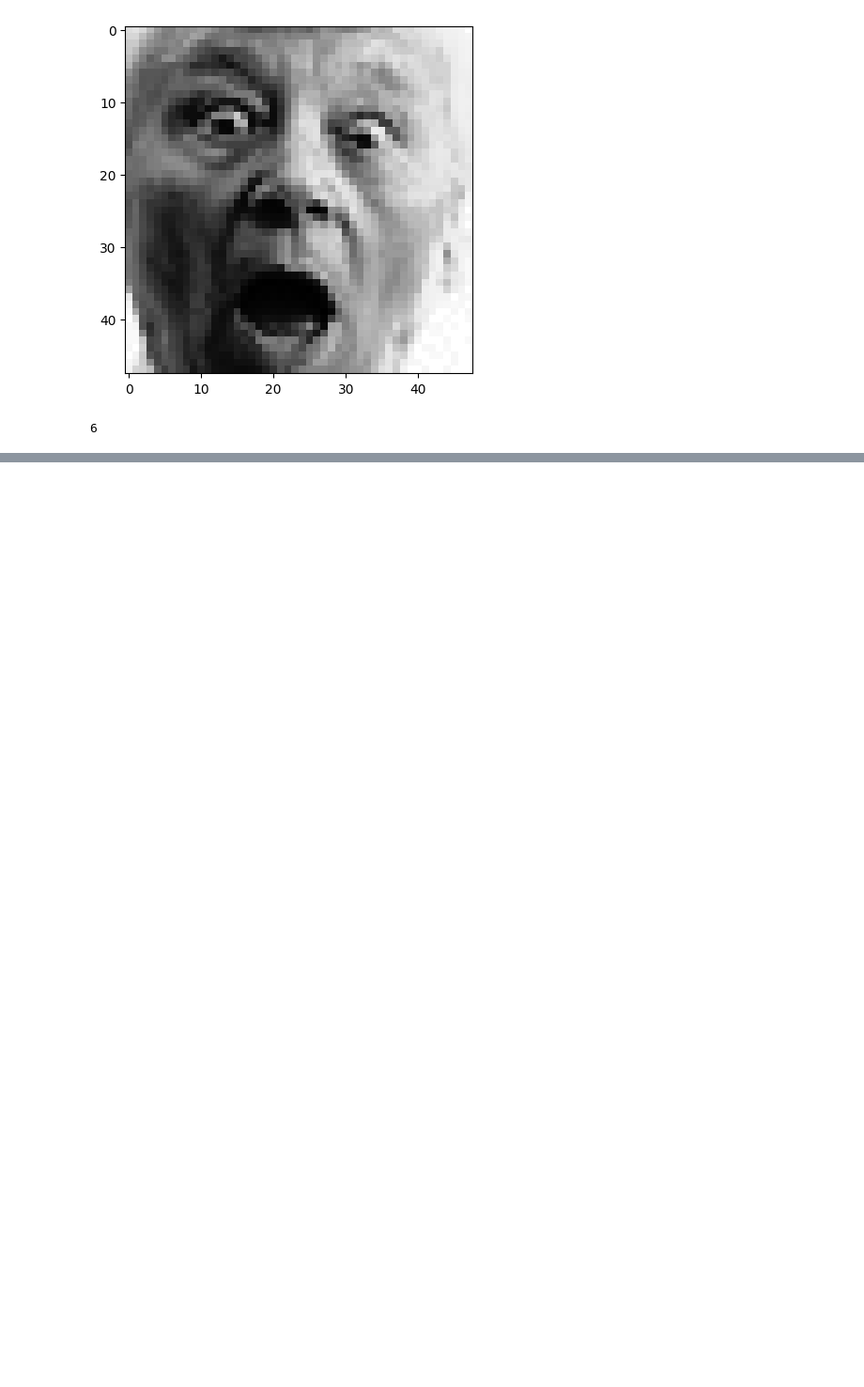
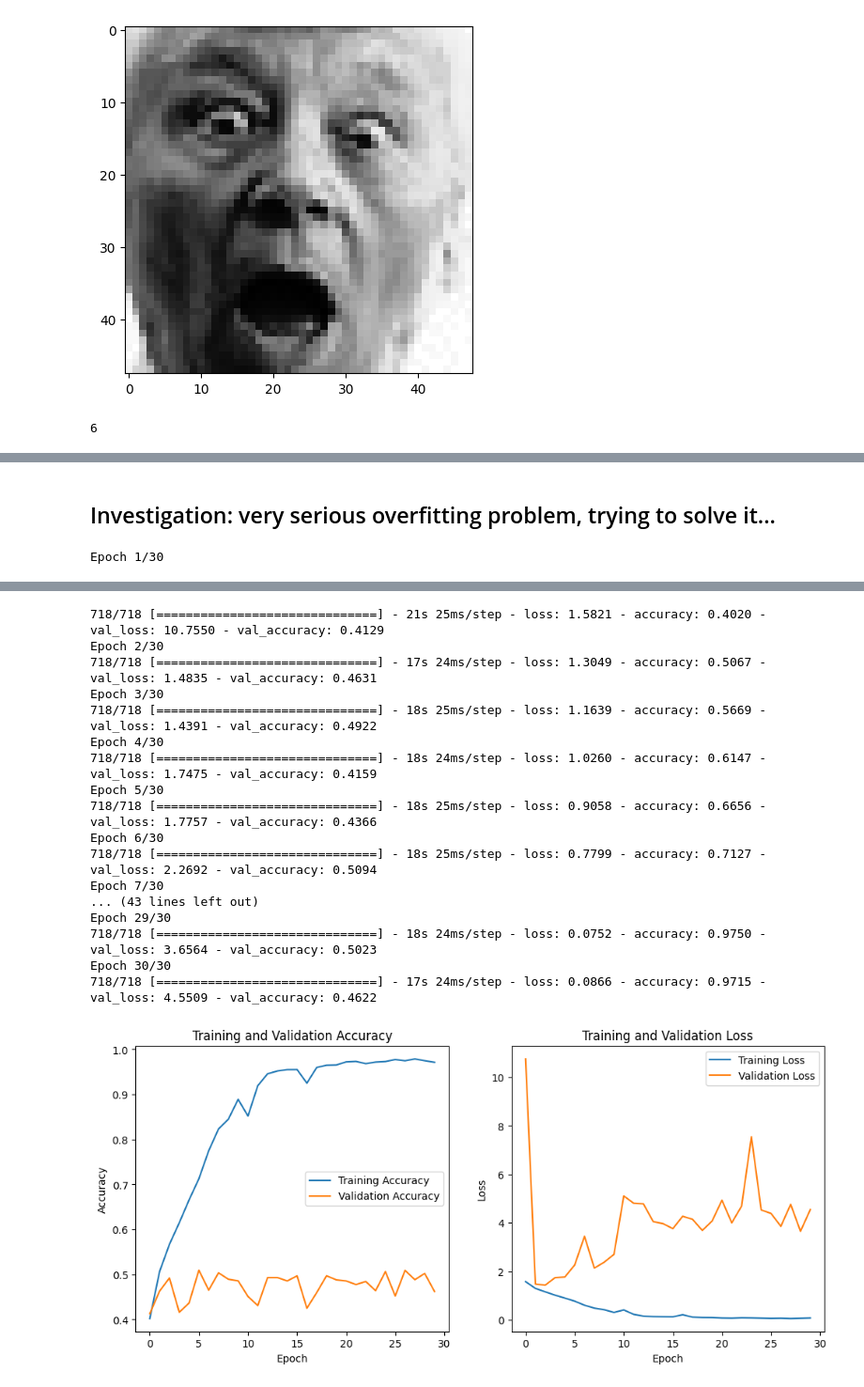
Before and after one commit to Mersen130/Facial-Expression-Recognition-CNN, a Jupyter notebook: train.ipynb, the cells around one changed output, grey strips where cells are left out. Shown at 94% size. Saved outputs shown, nothing was run; the diff lists cells and outputs as text; code cells hidden in the pictures; blank space fills up the shorter version.

```diff
--- a/train.ipynb
+++ b/train.ipynb
@@ -104,0 +369,2 @@ train_y[-1]
+# %% [markdown]
+## Investigation: very serious overfitting problem, trying to solve it...
@@ -104,0 +432,4 @@ train_y[-1]
+# %%
+train(MSFF_CNN_dropout)
+# %% [output]
+Epoch 1/30
@@ -104,0 +437,18 @@ train_y[-1]
+718/718 [==============================] - 21s 25ms/step - loss: 1.5821 - accuracy: 0.4020 - val_loss: 10.7550 - val_accuracy: 0.4129
+Epoch 2/30
+718/718 [==============================] - 17s 24ms/step - loss: 1.3049 - accuracy: 0.5067 - val_loss: 1.4835 - val_accuracy: 0.4631
+Epoch 3/30
+718/718 [==============================] - 18s 25ms/step - loss: 1.1639 - accuracy: 0.5669 - val_loss: 1.4391 - val_accuracy: 0.4922
+Epoch 4/30
+718/718 [==============================] - 18s 24ms/step - loss: 1.0260 - accuracy: 0.6147 - val_loss: 1.7475 - val_accuracy: 0.4159
+Epoch 5/30
+718/718 [==============================] - 18s 25ms/step - loss: 0.9058 - accuracy: 0.6656 - val_loss: 1.7757 - val_accuracy: 0.4366
+Epoch 6/30
+718/718 [==============================] - 18s 25ms/step - loss: 0.7799 - accuracy: 0.7127 - val_loss: 2.2692 - val_accuracy: 0.5094
+Epoch 7/30
+... (43 lines left out)
+Epoch 29/30
+718/718 [==============================] - 18s 24ms/step - loss: 0.0752 - accuracy: 0.9750 - val_loss: 3.6564 - val_accuracy: 0.5023
+Epoch 30/30
+718/718 [==============================] - 17s 24ms/step - loss: 0.0866 - accuracy: 0.9715 - val_loss: 4.5509 - val_accuracy: 0.4622
+[figure, added]
```
Also changed, not shown: parts of 28 cells of this notebook, 1 other file.
